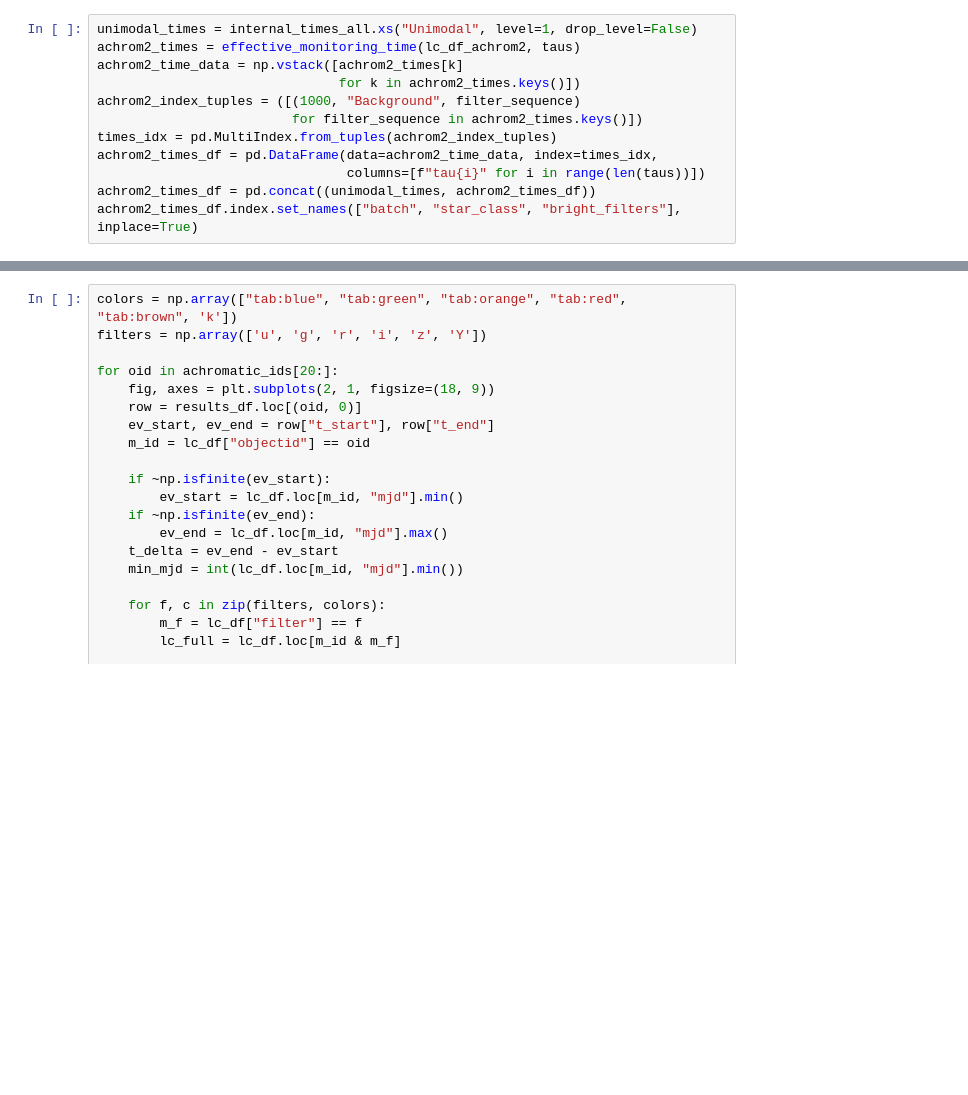
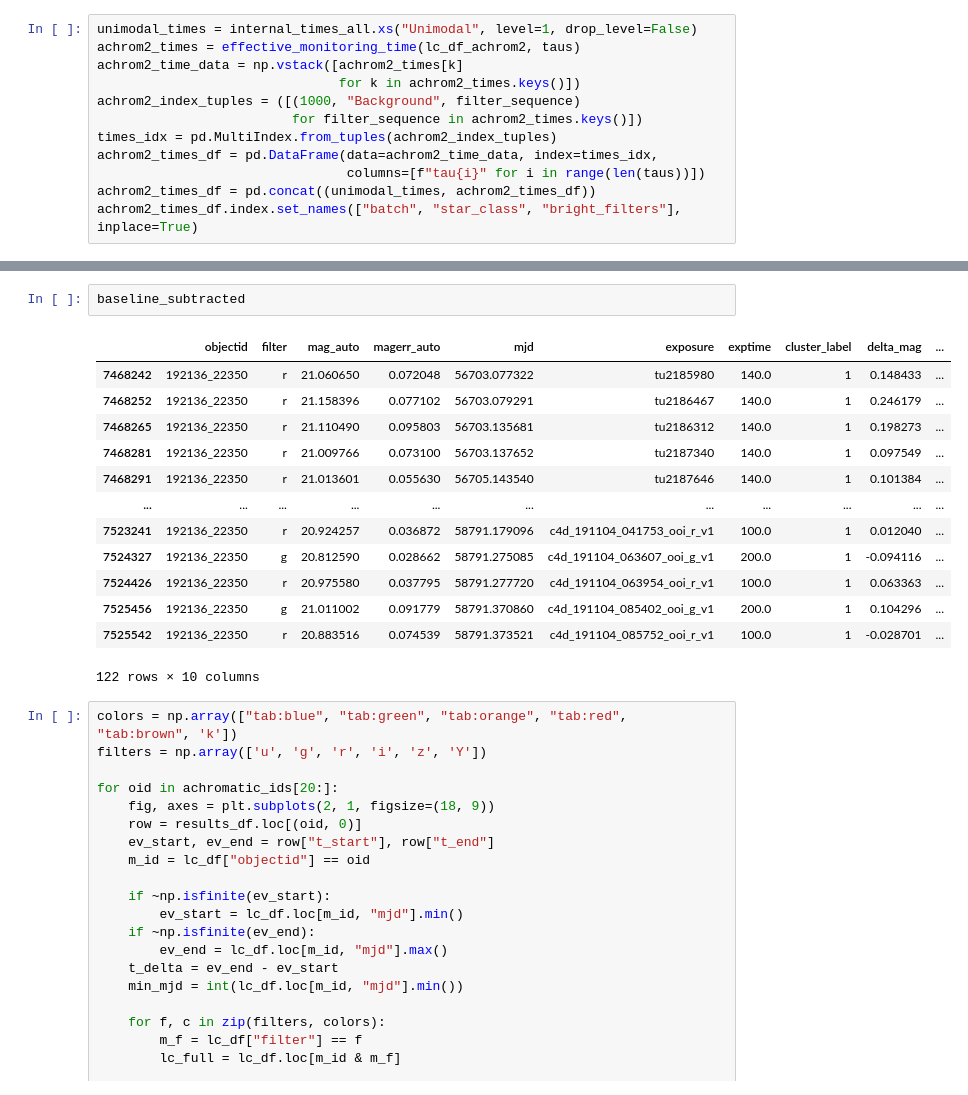
Before and after one commit to adriansh95/StringMicrolensing, a Jupyter notebook: notebooks/analyze_nsc_lensing_candidates.ipynb, the cells around one changed output, grey strips where cells are left out. Saved outputs shown, nothing was run; the diff lists cells and outputs as text; blank space fills up the shorter version.

```diff
--- a/notebooks/analyze_nsc_lensing_candidates.ipynb
+++ b/notebooks/analyze_nsc_lensing_candidates.ipynb
@@ -487,3 +437,19 @@ for oid in plot_ids:
+# %%
+baseline_subtracted
+# %% [output]
+|  | objectid | filter | mag_auto | magerr_auto | mjd | exposure | exptime | cluster_label | delta_mag | ... |
+| 7468242 | 192136_22350 | r | 21.060650 | 0.072048 | 56703.077322 | tu2185980 | 140.0 | 1 | 0.148433 | ... |
+| 7468252 | 192136_22350 | r | 21.158396 | 0.077102 | 56703.079291 | tu2186467 | 140.0 | 1 | 0.246179 | ... |
+| 7468265 | 192136_22350 | r | 21.110490 | 0.095803 | 56703.135681 | tu2186312 | 140.0 | 1 | 0.198273 | ... |
+| 7468281 | 192136_22350 | r | 21.009766 | 0.073100 | 56703.137652 | tu2187340 | 140.0 | 1 | 0.097549 | ... |
+| 7468291 | 192136_22350 | r | 21.013601 | 0.055630 | 56705.143540 | tu2187646 | 140.0 | 1 | 0.101384 | ... |
+| ... | ... | ... | ... | ... | ... | ... | ... | ... | ... | ... |
+| 7523241 | 192136_22350 | r | 20.924257 | 0.036872 | 58791.179096 | c4d_191104_041753_ooi_r_v1 | 100.0 | 1 | 0.012040 | ... |
+| 7524327 | 192136_22350 | g | 20.812590 | 0.028662 | 58791.275085 | c4d_191104_063607_ooi_g_v1 | 200.0 | 1 | -0.094116 | ... |
+| 7524426 | 192136_22350 | r | 20.975580 | 0.037795 | 58791.277720 | c4d_191104_063954_ooi_r_v1 | 100.0 | 1 | 0.063363 | ... |
+| 7525456 | 192136_22350 | g | 21.011002 | 0.091779 | 58791.370860 | c4d_191104_085402_ooi_g_v1 | 200.0 | 1 | 0.104296 | ... |
+| 7525542 | 192136_22350 | r | 20.883516 | 0.074539 | 58791.373521 | c4d_191104_085752_ooi_r_v1 | 100.0 | 1 | -0.028701 | ... |
+122 rows × 10 columns
 # %%
 colors = np.array(["tab:blue", "tab:green", "tab:orange", "tab:red", "tab:brown", 'k'])
 filters = np.array(['u', 'g', 'r', 'i', 'z', 'Y'])
```
Also changed, not shown: parts of 19 cells of this notebook, 1 other file.
